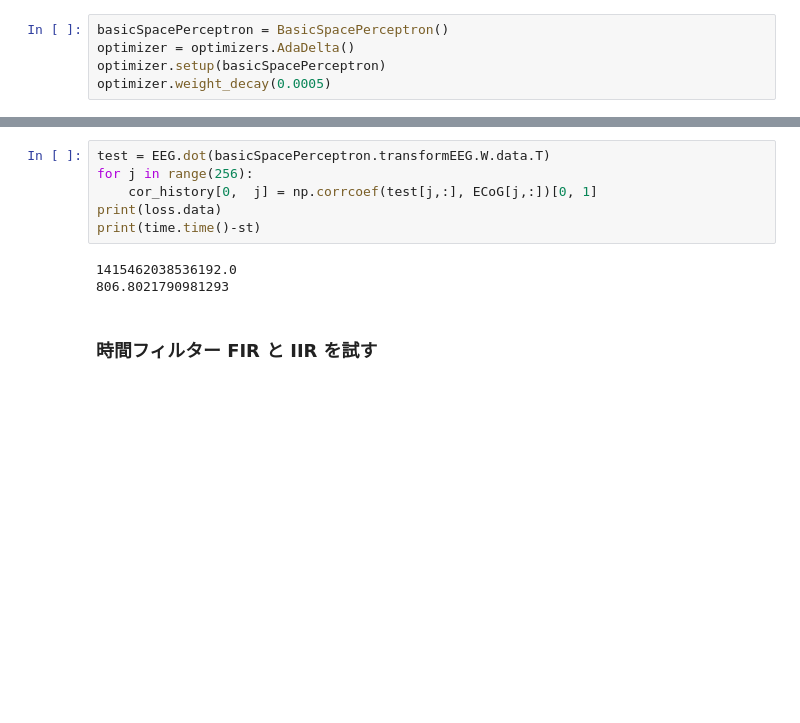
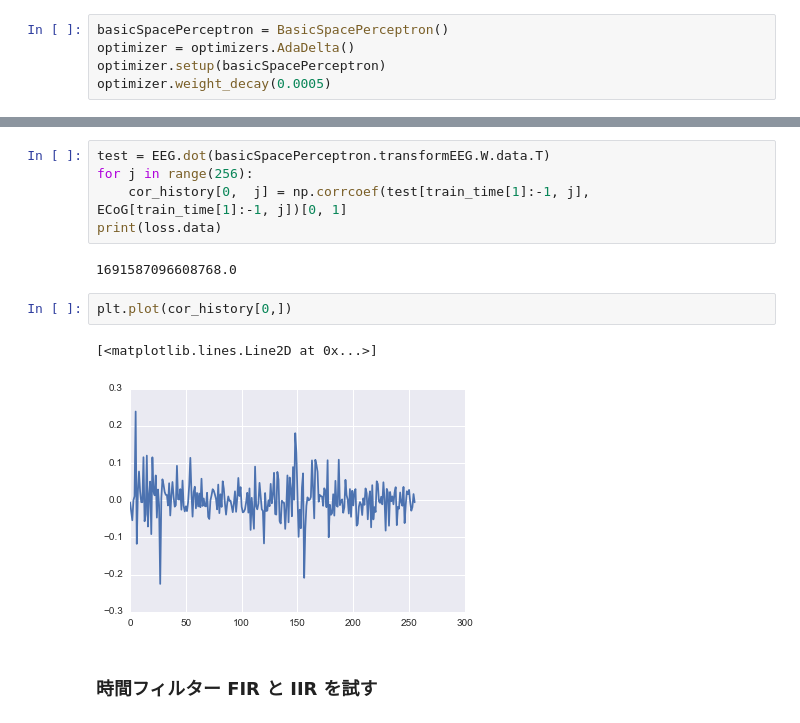
Before and after one commit to NaOsugi1987/EEG-ECoG, a Jupyter notebook: main.ipynb, the cells around one changed output, grey strips where cells are left out. Drawn from its saved outputs; the diff is of its cells as text; blank space fills up the shorter version.

```diff
--- a/main.ipynb
+++ b/main.ipynb
@@ -68,12 +83,15 @@ IndexError: index 1 is out of bounds for axis 0 with size 1
 # %%
 test = EEG.dot(basicSpacePerceptron.transformEEG.W.data.T)
 for j in range(256):
-    cor_history[0,  j] = np.corrcoef(test[j,:], ECoG[j,:])[0, 1]
+    cor_history[0,  j] = np.corrcoef(test[train_time[1]:-1, j], ECoG[train_time[1]:-1, j])[0, 1]
 print(loss.data)
-print(time.time()-st)
 # %% [output]
-1415462038536192.0
-806.8021790981293
+1691587096608768.0
+# %%
+plt.plot(cor_history[0,])
+# %% [output]
+[<matplotlib.lines.Line2D at 0x...>]
+[figure, added]
 # %% [markdown]
 ### 時間フィルター FIR と IIR を試す
 # %%
```
Also changed, not shown: parts of 58 cells of this notebook.
